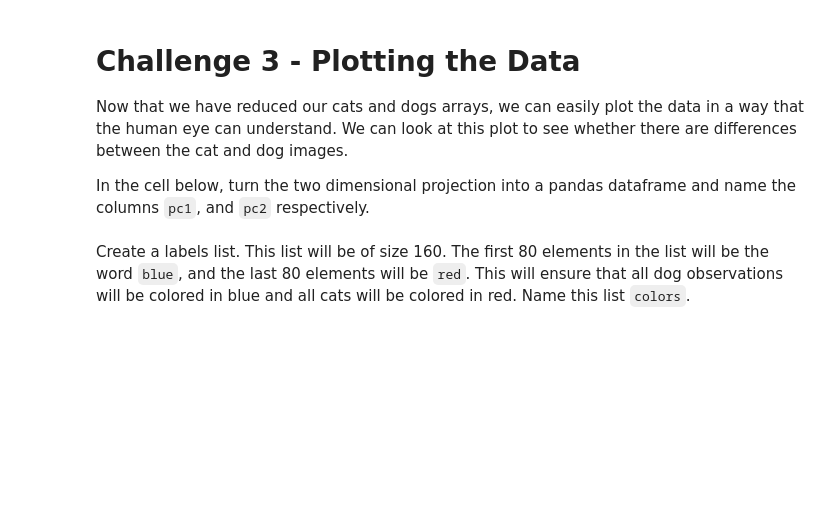
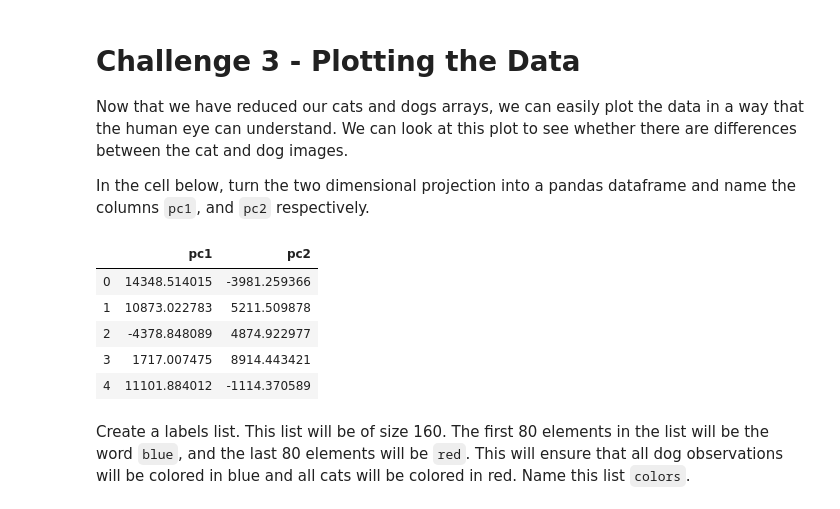
Before and after one commit to ta-datapt-bcn/lab-pca, a Jupyter notebook: your-code/main.ipynb, the cells around one changed output. Saved outputs shown, nothing was run; the diff lists cells and outputs as text; code cells hidden in the pictures; blank space fills up the shorter version.

```diff
--- a/your-code/main.ipynb
+++ b/your-code/main.ipynb
@@ -90,3 +206,15 @@ In the cell below, turn the two dimensional projection into a pandas dataframe a
+# %%
+# Your code here:
+
+pet_df = pd.DataFrame(data = pet_dot, columns = ['pc1', 'pc2'])
+pet_df.head()
+# %% [output]
+|  | pc1 | pc2 |
+| 0 | 14348.514015 | -3981.259366 |
+| 1 | 10873.022783 | 5211.509878 |
+| 2 | -4378.848089 | 4874.922977 |
+| 3 | 1717.007475 | 8914.443421 |
+| 4 | 11101.884012 | -1114.370589 |
 # %% [markdown]
 Create a labels list. This list will be of size 160. The first 80 elements in the list will be the word `blue`, and the last 80 elements will be `red`. This will ensure that all dog observations will be colored in blue and all cats will be colored in red. Name this list `colors`.
 # %%
```
Also changed, not shown: parts of 23 cells of this notebook, 1 other file.
